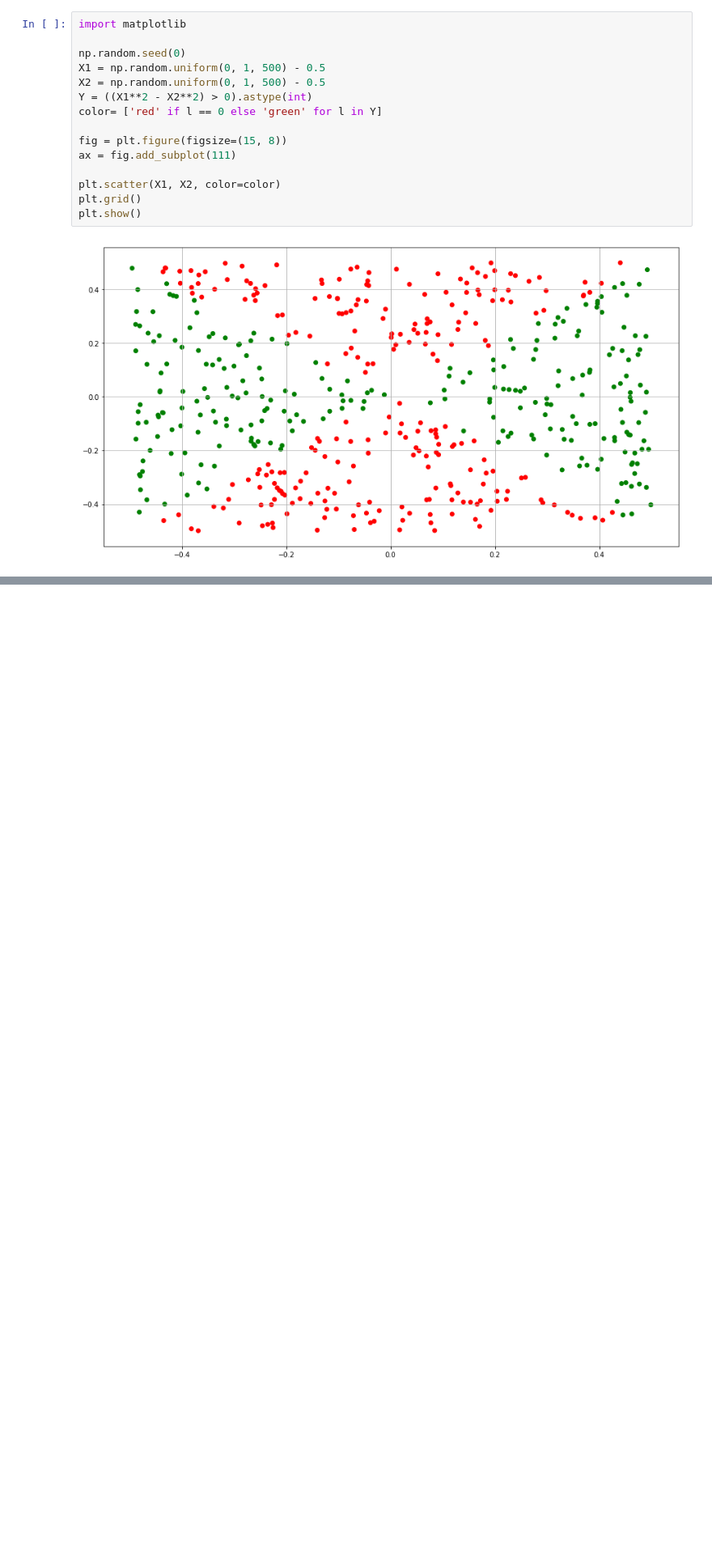
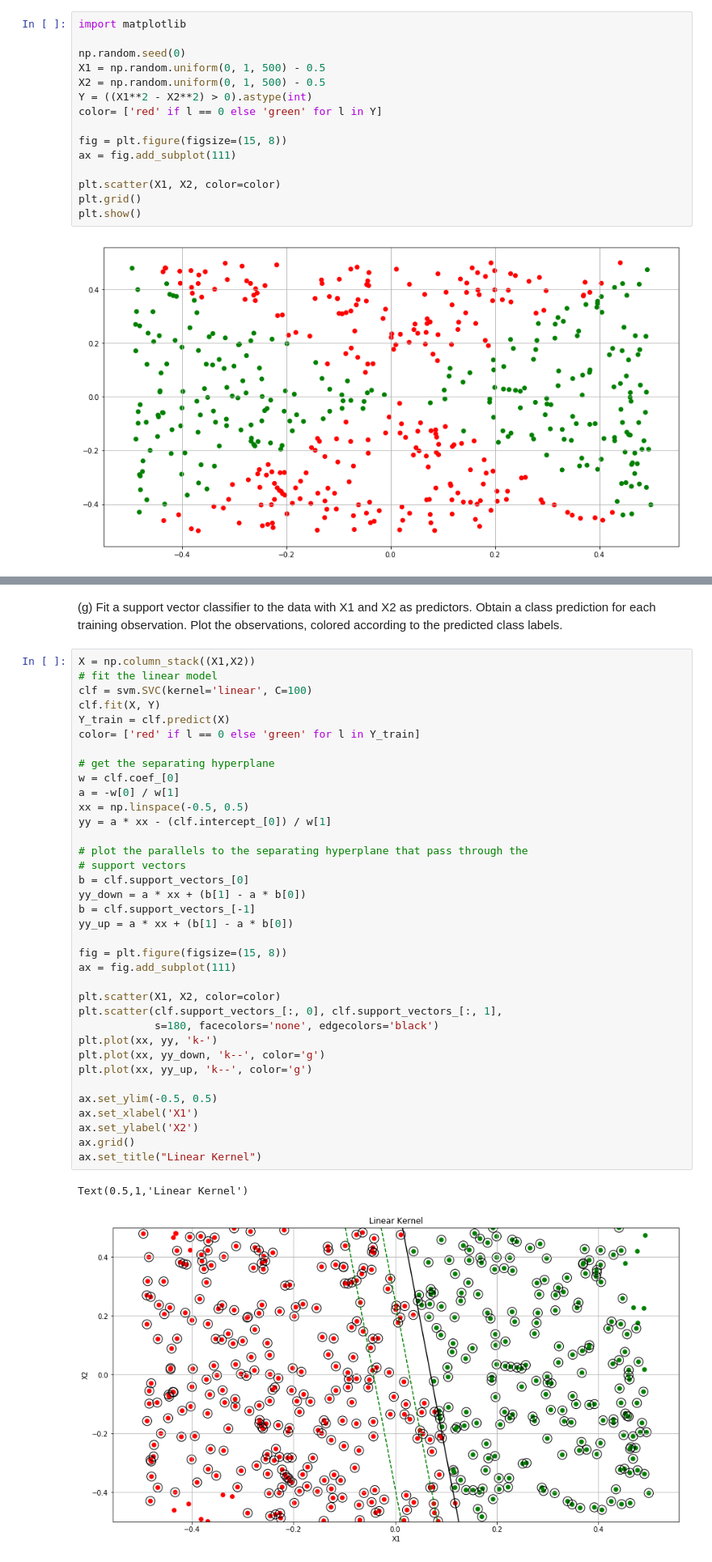
Before and after one commit to amitrajan012/Introduction-to-Statistical-Learning, a Jupyter notebook: Support Vector Machines.ipynb, the cells around one changed output, grey strips where cells are left out. Shown at 81% size. Drawn from its saved outputs; the diff is of its cells as text; blank space fills up the shorter version.

```diff
--- a/Support Vector Machines.ipynb
+++ b/Support Vector Machines.ipynb
@@ -472,0 +518,41 @@ plt.show()
+# %% [markdown]
+(g) Fit a support vector classifier to the data with X1 and X2 as predictors. Obtain a class prediction for each training observation. Plot the observations, colored according to the predicted class labels.
+# %%
+X = np.column_stack((X1,X2))
+# fit the linear model
+clf = svm.SVC(kernel='linear', C=100)
+clf.fit(X, Y)
+Y_train = clf.predict(X)
+color= ['red' if l == 0 else 'green' for l in Y_train]
+
+# get the separating hyperplane
+w = clf.coef_[0]
+a = -w[0] / w[1]
+xx = np.linspace(-0.5, 0.5)
+yy = a * xx - (clf.intercept_[0]) / w[1]
+
+# plot the parallels to the separating hyperplane that pass through the
+# support vectors
+b = clf.support_vectors_[0]
+yy_down = a * xx + (b[1] - a * b[0])
+b = clf.support_vectors_[-1]
+yy_up = a * xx + (b[1] - a * b[0])
+
+fig = plt.figure(figsize=(15, 8))
+ax = fig.add_subplot(111)
+
+plt.scatter(X1, X2, color=color)
+plt.scatter(clf.support_vectors_[:, 0], clf.support_vectors_[:, 1],
+            s=180, facecolors='none', edgecolors='black')
+plt.plot(xx, yy, 'k-')
+plt.plot(xx, yy_down, 'k--', color='g')
+plt.plot(xx, yy_up, 'k--', color='g')
+
+ax.set_ylim(-0.5, 0.5)
+ax.set_xlabel('X1')
+ax.set_ylabel('X2')
+ax.grid()
+ax.set_title("Linear Kernel")
+# %% [output]
+Text(0.5,1,'Linear Kernel')
+[figure, added]
```
Also changed, not shown: parts of 28 cells of this notebook.
